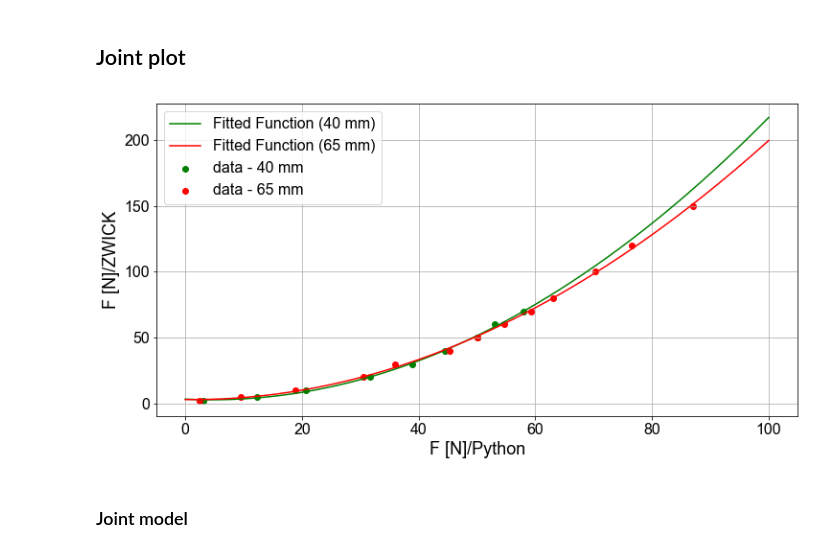
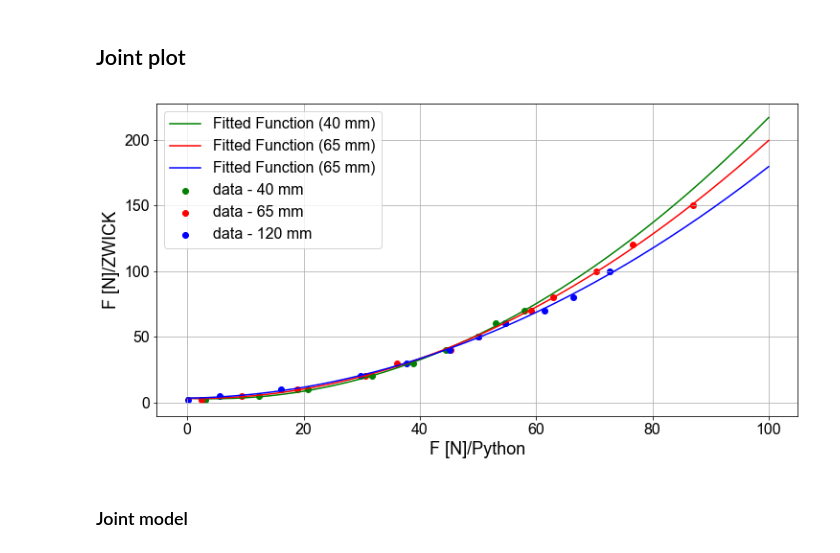
Before and after one commit to eotp/kaudruck, a Jupyter notebook: notebooks/_model.ipynb, the cells around one changed output. Cells and saved outputs as stored; diff of their text form; code cells hidden in the pictures.

Commit message:
add new empirical data

```diff
--- a/notebooks/_model.ipynb
+++ b/notebooks/_model.ipynb
@@ -29,0 +32,5 @@ from kaudruck import KauDruck, plot_aoi_aor
+# %%
+d120 = pd.read_excel('../data/empirical/Serie1_12mmugel_17052019_Rohdaten.xlsx',
+                    skiprows=list(range(2))
+                    )
+d120
@@ -29,0 +50,2 @@ from kaudruck import KauDruck, plot_aoi_aor
+# %%
+d120.columns = [x.strip() for x in d120.columns]
@@ -128,34 +178,48 @@ fig, ax = plt.subplots(figsize=(12,6))
 
 x=d40['F [N]/Python'].values
 y=d40['F [N]/ZWICK'].values
 z = np.polyfit(x, y, 2)
 p40 = np.poly1d(z)
 
 ax.scatter(x=x,
            y=y,
            marker='o', color="green", label="data - 40 mm")
 
 x=d65['F [N]/Python'].values
 y=d65['F [N]/ZWICK'].values
 z = np.polyfit(x, y, 2)
 p65 = np.poly1d(z)
 
 ax.scatter(x=x,
            y=y,
            marker='o', color="r", label="data - 65 mm")
 
+x=d120['F [N] Python'].values
+y=d120['F [N] ZWICK'].values
+z = np.polyfit(x, y, 2)
+p120 = np.poly1d(z)
+
+ax.scatter(x=x,
+           y=y,
+           marker='o', color="blue", label="data - 120 mm")
+
+
+
 ax.plot(x_new, p40(x_new), color="green",
         label='Fitted Function (40 mm)')
 
 ax.plot(x_new, p65(x_new), color="r",
         label='Fitted Function (65 mm)')
 
+ax.plot(x_new, p120(x_new), color="blue",
+        label='Fitted Function (65 mm)')
+
 ax.grid()
 ax.set_ylabel('F [N]/ZWICK', size=18)
 ax.set_xlabel('F [N]/Python', size=18)
 ax.legend(fontsize=16);
 # %% [output]
-[figure, old version]
+[figure, new version]
 # %% [markdown]
 ### Joint model
 # %%
```
Also changed, not shown: parts of 10 cells of this notebook, 1 other file.
